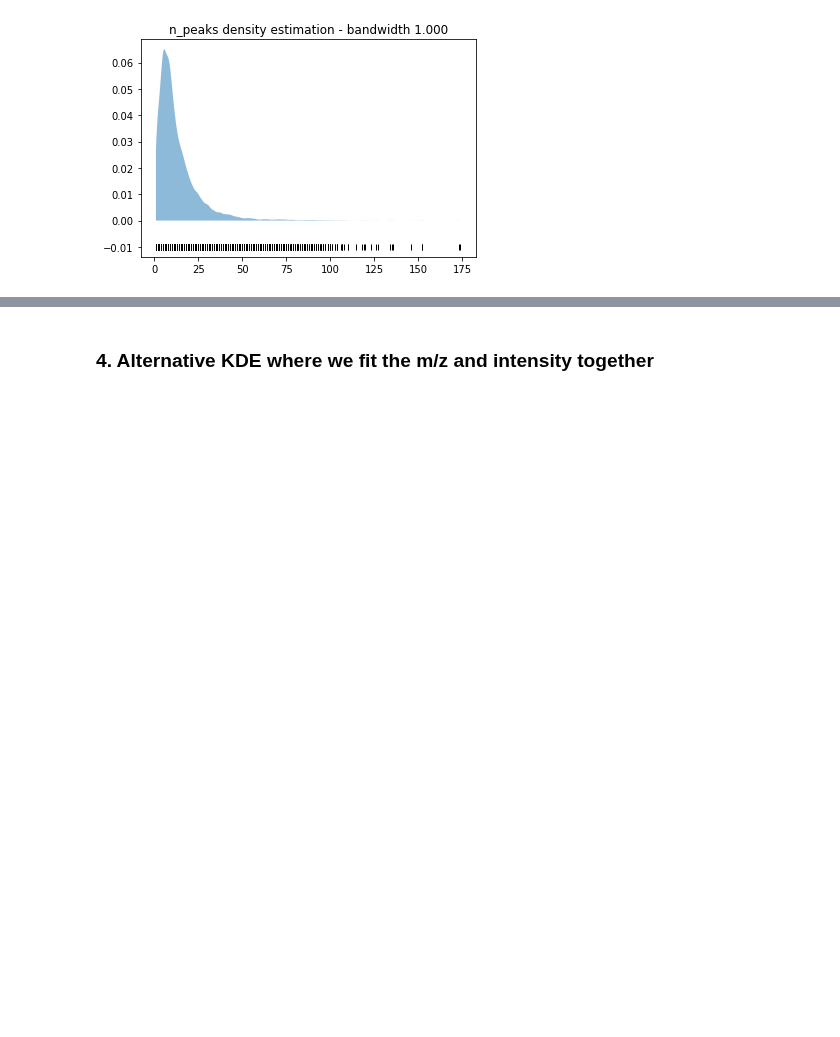
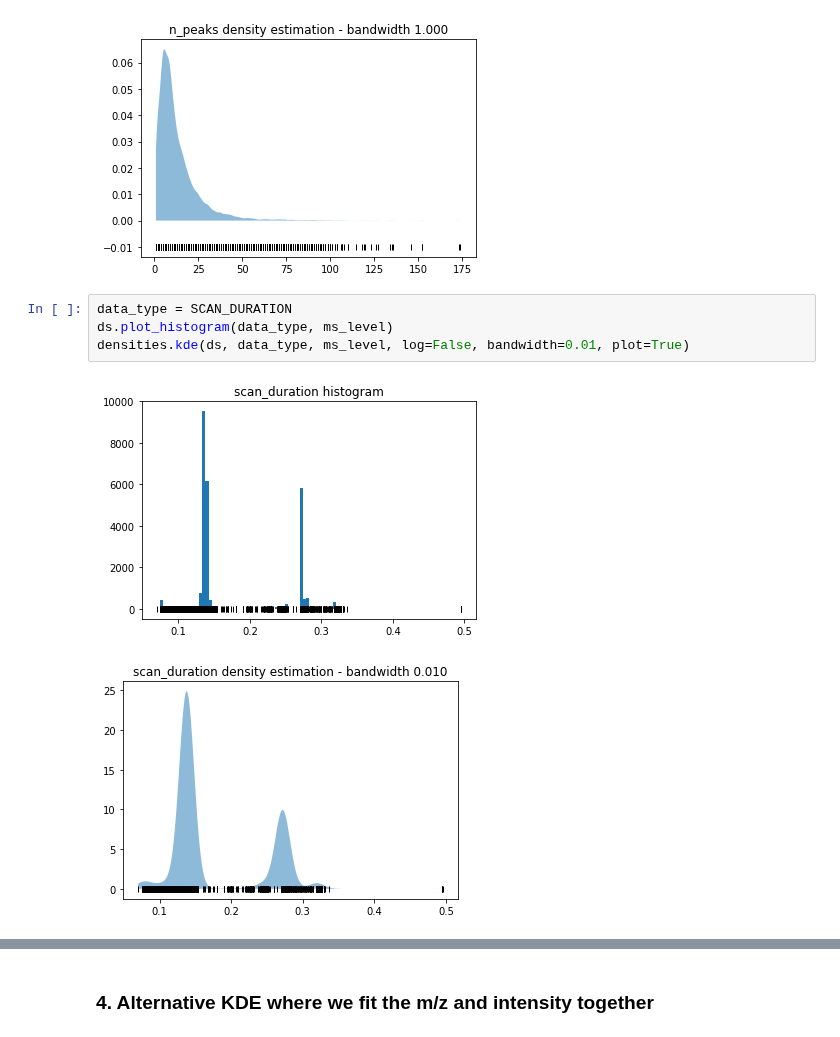
Before and after one commit to sdrogers/clms, a Jupyter notebook: Simulator/notebooks/loader_kde.ipynb, the cells around one changed output, grey strips where cells are left out. Drawn from its saved outputs; the diff is of its cells as text; blank space fills up the shorter version.

```diff
--- a/Simulator/notebooks/loader_kde.ipynb
+++ b/Simulator/notebooks/loader_kde.ipynb
@@ -113,6 +120,13 @@ densities.kde(ds, data_type, ms_level, log=False, bandwidth=1, plot=True)
 # %% [output]
 [figure]
 [figure]
+# %%
+data_type = SCAN_DURATION
+ds.plot_histogram(data_type, ms_level)
+densities.kde(ds, data_type, ms_level, log=False, bandwidth=0.01, plot=True)
+# %% [output]
+[figure, added]
+[figure, added]
 # %%
 densities.sample(ms_level, 10)
 # %% [output]
```
Also changed, not shown: parts of 15 cells of this notebook, 2 other files.
